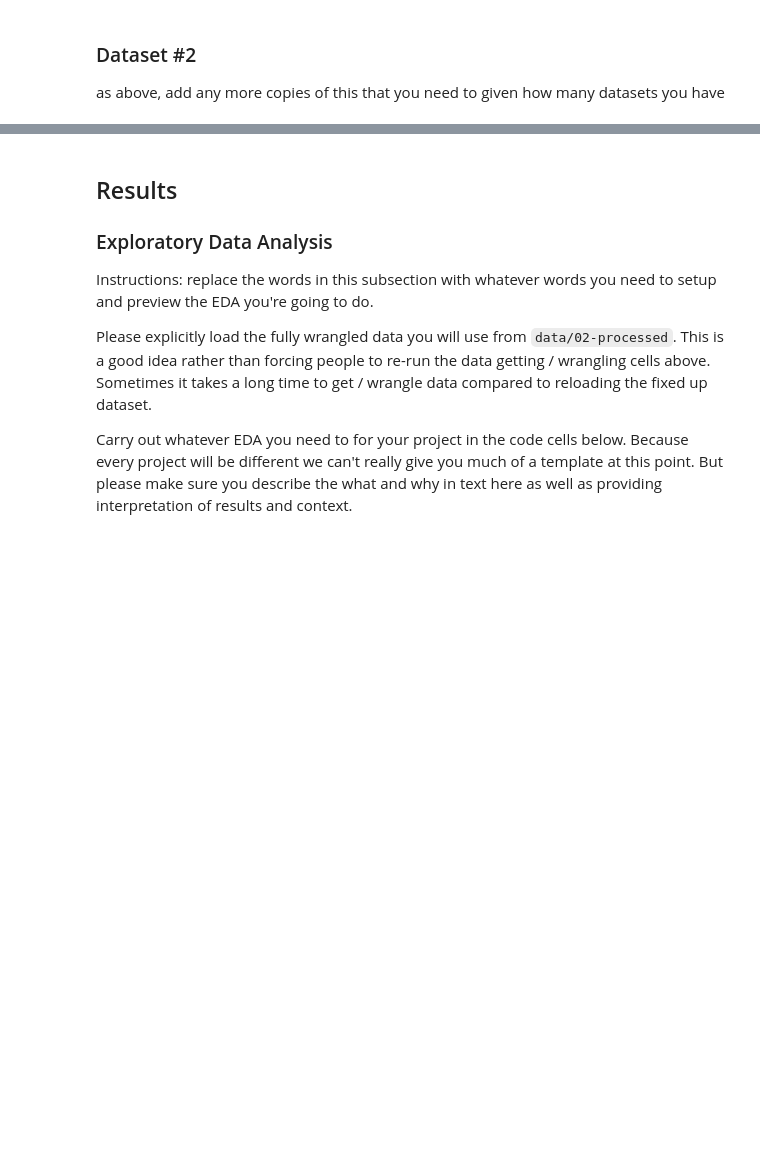
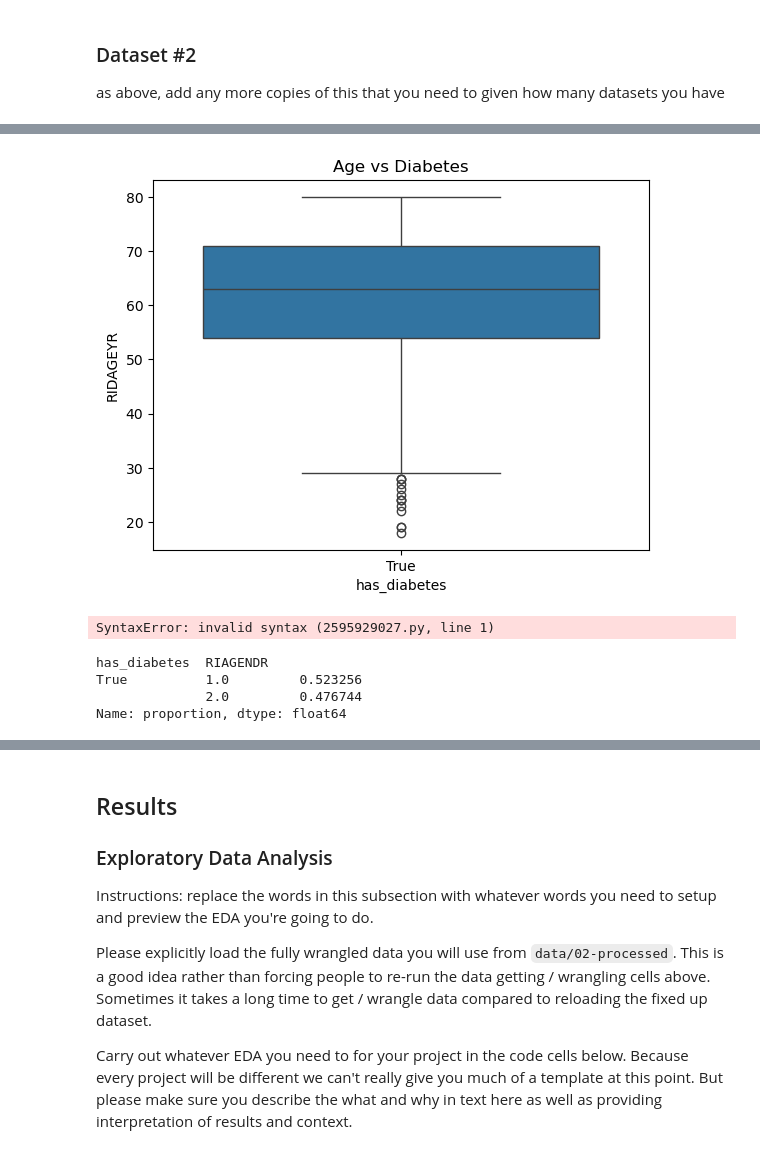
Before and after one commit to COGS108/Group025_WI26, a Jupyter notebook: 02-EDACheckpoint.ipynb, the cells around one changed output, grey strips where cells are left out. Drawn from its saved outputs; the diff is of its cells as text; code cells hidden in the pictures; blank space fills up the shorter version.

```diff
--- a/02-EDACheckpoint.ipynb
+++ b/02-EDACheckpoint.ipynb
@@ -123,0 +244,2 @@ Instructions: REPLACE the contents of this cell and the one below with your work
+# %%
+df['has_diabetes'] = df['diabetes_biomarker'] | df['diagnosed']
@@ -123,0 +252,17 @@ Instructions: REPLACE the contents of this cell and the one below with your work
+# %%
+sns.boxplot(x='has_diabetes', y='RIDAGEYR', data=df)
+plt.title("Age vs Diabetes")
+plt.show()
+# %% [output]
+[figure, added]
+# %%
+On average, individuals classified as having diabetes tend to be older than those without diabetes. This infers that age is an important risk factor, as the likelihood of diabetes increases with aging.
+# %% [output]
+SyntaxError: invalid syntax (2595929027.py, line 1)
+# %%
+df.groupby('has_diabetes')['RIAGENDR'].value_counts(normalize=True)
+# %% [output]
+has_diabetes  RIAGENDR
+True          1.0         0.523256
+              2.0         0.476744
+Name: proportion, dtype: float64
```
Also changed, not shown: parts of 54 cells of this notebook.
